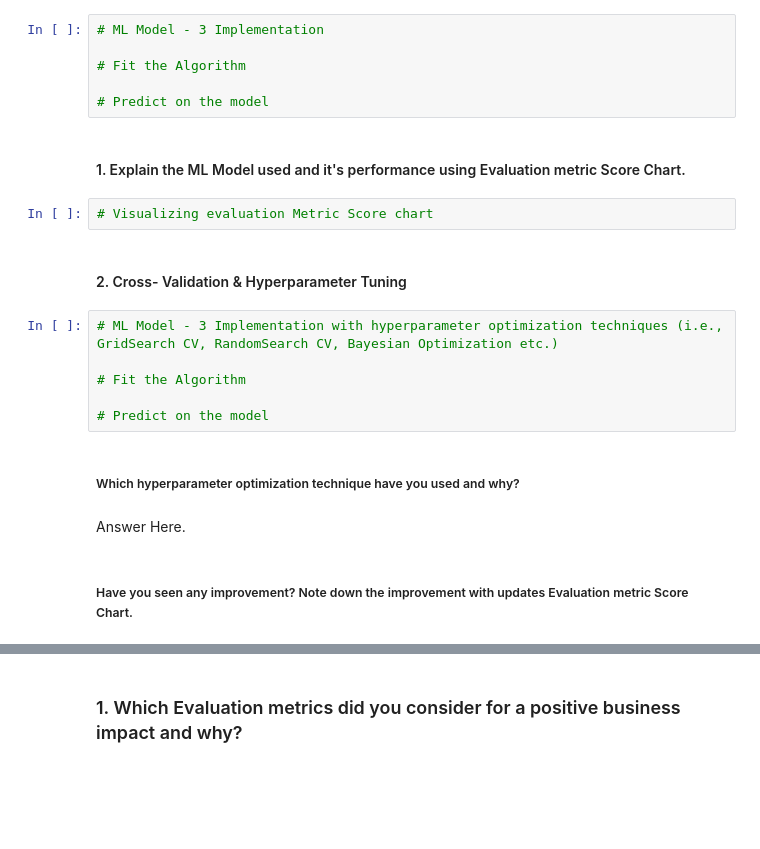
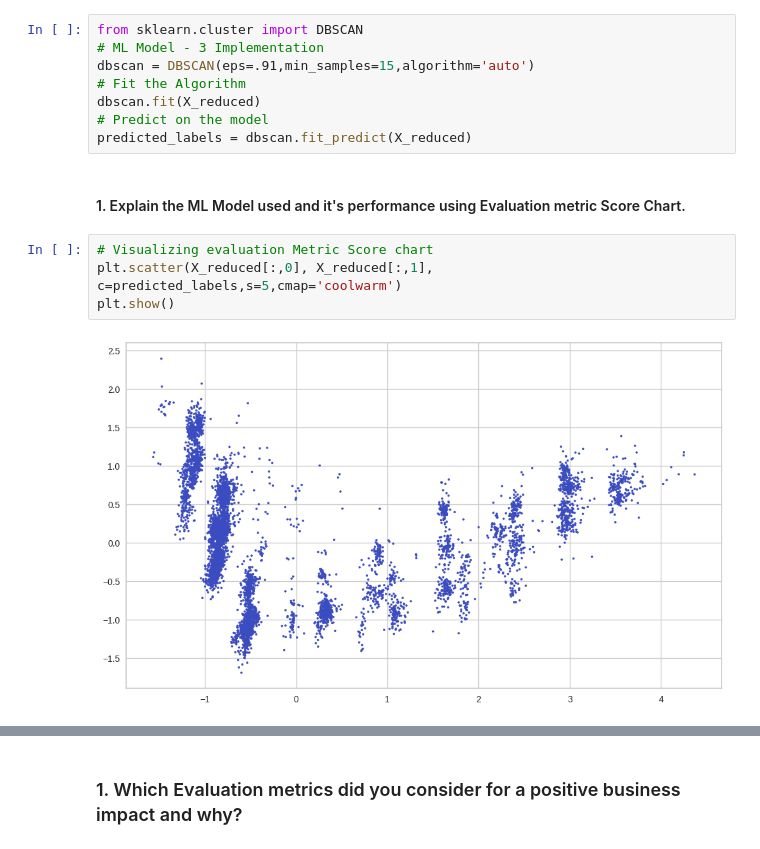
Before and after one commit to Manikanta898/Unsupervised-ML---Netflix-Movies-and-TV-Shows-Clustering, a Jupyter notebook: Netflix_Movies_and_TV_Shows_Clustering.ipynb, the cells around one changed output, grey strips where cells are left out. Saved outputs shown, nothing was run; the diff lists cells and outputs as text; blank space fills up the shorter version.

```diff
--- a/Netflix_Movies_and_TV_Shows_Clustering.ipynb
+++ b/Netflix_Movies_and_TV_Shows_Clustering.ipynb
@@ -1183,26 +1132,18 @@ The hierarchical clustering algorithm was used. This unsupervised machine learni
 # %% [markdown]
 ### ML Model - 3
 # %%
+from sklearn.cluster import DBSCAN
 # ML Model - 3 Implementation
-
+dbscan = DBSCAN(eps=.91,min_samples=15,algorithm='auto')
 # Fit the Algorithm
-
+dbscan.fit(X_reduced)
 # Predict on the model
+predicted_labels = dbscan.fit_predict(X_reduced)
 # %% [markdown]
 #### 1. Explain the ML Model used and it's performance using Evaluation metric Score Chart.
 # %%
 # Visualizing evaluation Metric Score chart
+plt.scatter(X_reduced[:,0], X_reduced[:,1], c=predicted_labels,s=5,cmap='coolwarm')
+plt.show()
+# %% [output]
+[figure, added]
-# %% [markdown]
-#### 2. Cross- Validation & Hyperparameter Tuning
-# %%
-# ML Model - 3 Implementation with hyperparameter optimization techniques (i.e., GridSearch CV, RandomSearch CV, Bayesian Optimization etc.)
-
-# Fit the Algorithm
-
-# Predict on the model
-# %% [markdown]
-##### Which hyperparameter optimization technique have you used and why?
-# %% [markdown]
-Answer Here.
-# %% [markdown]
-##### Have you seen any improvement? Note down the improvement with updates Evaluation metric Score Chart.
```
Also changed, not shown: parts of 13 cells of this notebook.
